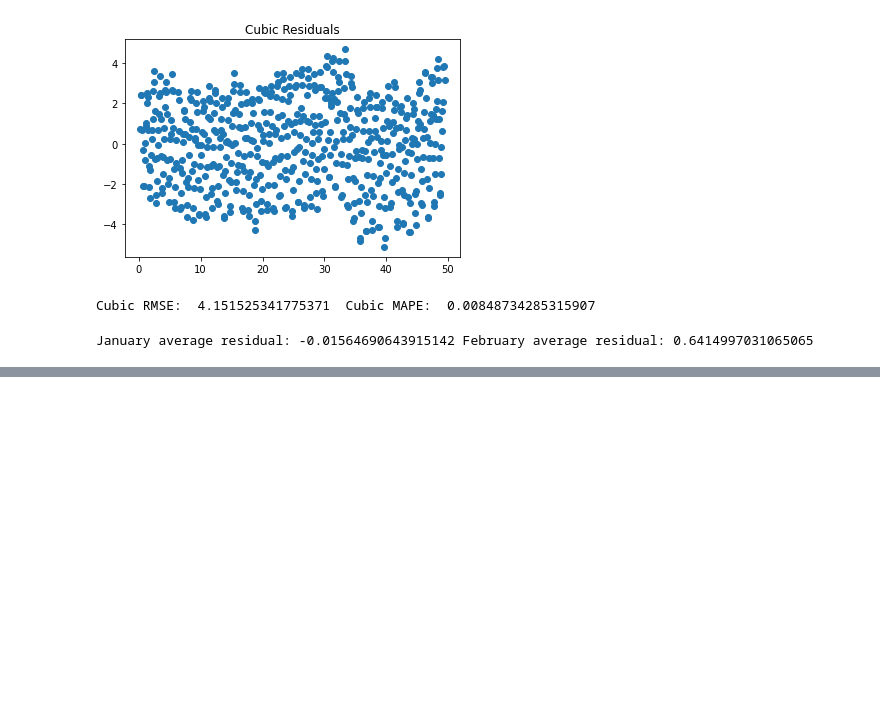
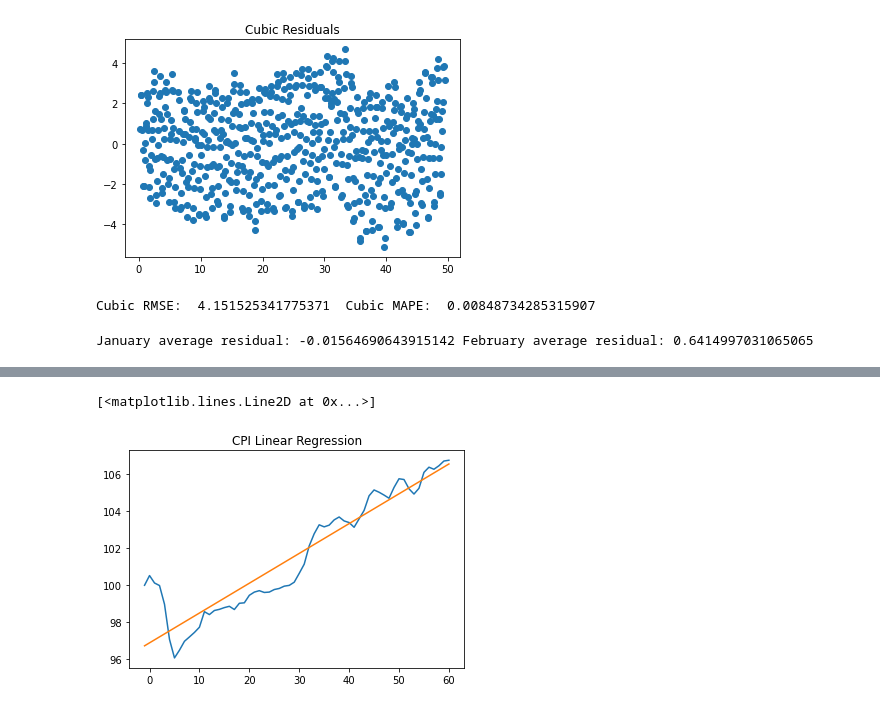
Before and after one commit to jaseidel/MITx_Analytics_Time_Series, a Jupyter notebook: Project_4.ipynb, the cells around one changed output, grey strips where cells are left out. Cells and saved outputs as stored; diff of their text form; code cells hidden in the pictures; blank space fills up the shorter version.

```diff
--- a/Project_4.ipynb
+++ b/Project_4.ipynb
@@ -163,0 +234,10 @@ January average residual: -0.01564690643915142 February average residual: 0.6414
+# %%
+#Get the linear trend predicted values
+Y_predict_cpi = reg_cpi.predict(X_train_cpi)
+
+plt.title('CPI Linear Regression')
+plt.plot(X_train_cpi, Y_train_cpi)
+plt.plot(X_train_cpi, Y_predict_cpi)
+# %% [output]
+[<matplotlib.lines.Line2D at 0x...>]
+[figure, added]
```
Also changed, not shown: parts of 14 cells of this notebook.
